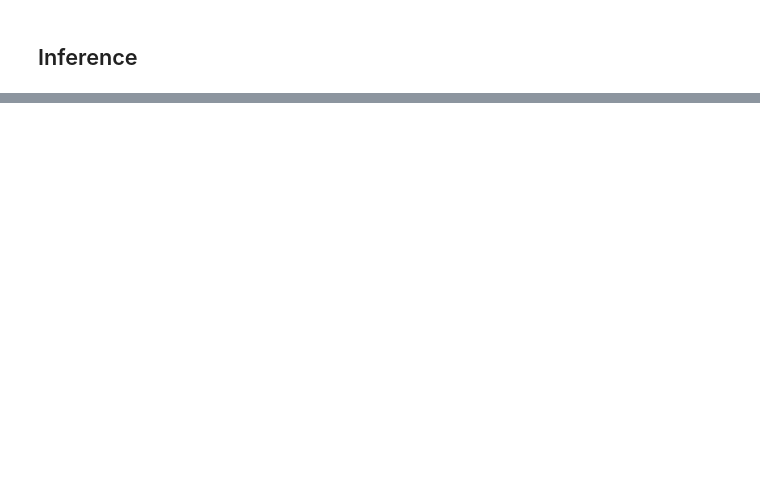
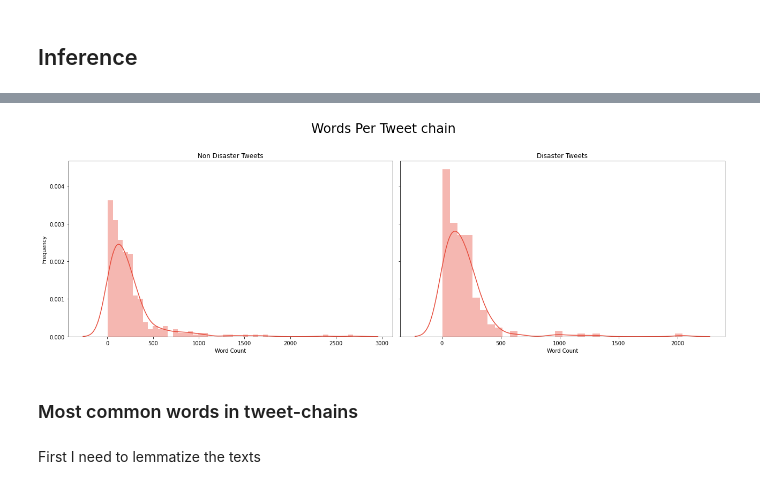
Before and after one commit to Bachfischer/COMP90042-Rumour-Detection-on-Twitter, a Jupyter notebook: src/02_rumour_analysis.ipynb, the cells around one changed output, grey strips where cells are left out. Saved outputs shown, nothing was run; the diff lists cells and outputs as text; code cells hidden in the pictures; blank space fills up the shorter version.

```diff
--- a/src/02_rumour_analysis.ipynb
+++ b/src/02_rumour_analysis.ipynb
@@ -82,0 +131,27 @@ plt.show()
+# %%
+def plot_word_number_histogram(textno, textye):
+
+    """A function for comparing word counts"""
+
+    fig, axes = plt.subplots(ncols=2, nrows=1, figsize=(18, 6), sharey=True)
+    sns.distplot(textno.str.split().map(lambda x: len(x)), ax=axes[0], color='#e74c3c')
+    sns.distplot(textye.str.split().map(lambda x: len(x)), ax=axes[1], color='#e74c3c')
+
+    axes[0].set_xlabel('Word Count')
+    axes[0].set_ylabel('Frequency')
+    axes[0].set_title('Non Disaster Tweets')
+    axes[1].set_xlabel('Word Count')
+    axes[1].set_title('Disaster Tweets')
+
+    fig.suptitle('Words Per Tweet chain', fontsize=24, va='baseline')
+
+    fig.tight_layout()
+# %%
+plot_word_number_histogram(covid_df[covid_df['label'] == 0]['text'],
+                           covid_df[covid_df['label'] == 1]['text'])
+# %% [output]
+[figure, added]
+# %% [markdown]
+### Most common words in tweet-chains
+# %% [markdown]
+First I need to lemmatize the texts
```
Also changed, not shown: parts of 46 cells of this notebook, 2 other files.
